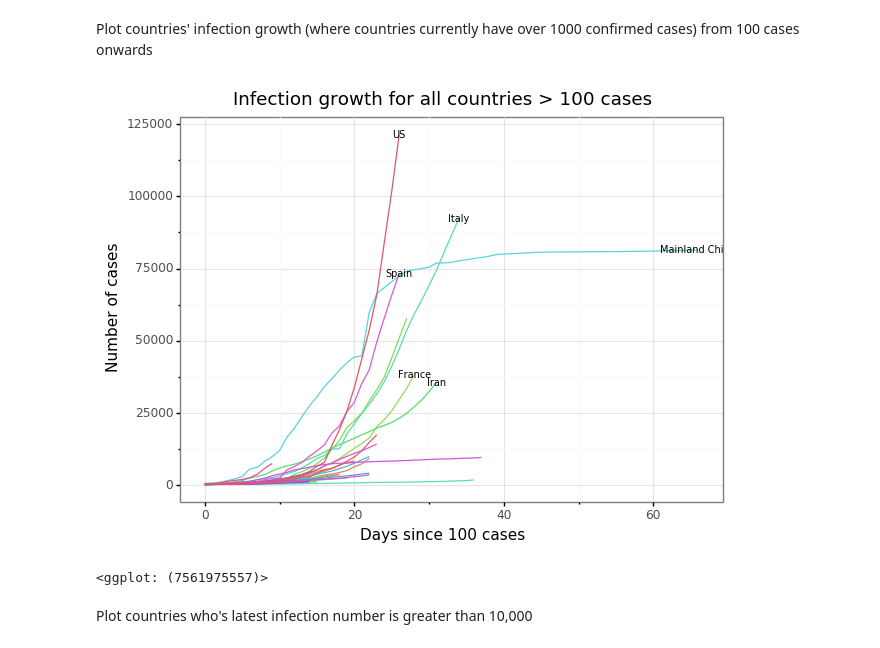
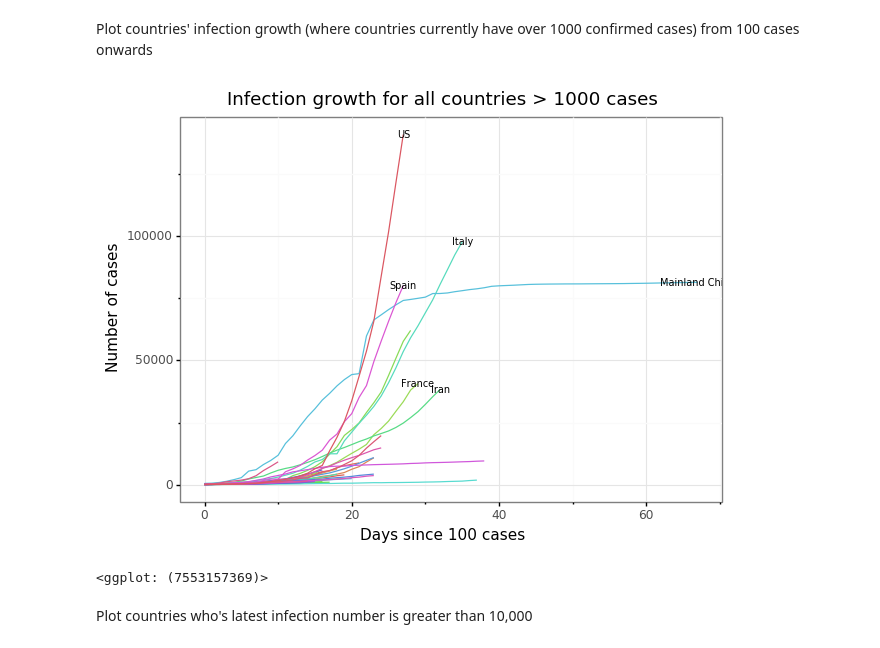
Before and after one commit to mstone2401/covid19_analysis, a Jupyter notebook: COVID-19 Country growth analysis.ipynb, the cells around one changed output. Drawn from its saved outputs; the diff is of its cells as text; code cells hidden in the pictures.

```diff
--- a/COVID-19 Country growth analysis.ipynb
+++ b/COVID-19 Country growth analysis.ipynb
@@ -62,6 +65,8 @@ def latest_over_thresh(df, num_inf):
     df_over_thresh.reset_index(inplace=True)
 
     return(df_over_thresh)
+# %%
+df_largest_inf_rates = latest_over_thresh(df_c19_all, 1000)
 # %%
 def days_since_100_cases(df):
 
@@ -69,10 +74,11 @@ def days_since_100_cases(df):
     100 cases, then make new field with count since 100 cases'''
 
 
-    df_largest_infRates = latest_over_thresh(df_c19_all, 1000)
-    df_largest_infRates.sort_values(['Country','ObservationDate'], inplace=True)
+    #df_largest_infRates = latest_over_thresh(df, 1000)
+    #df_largest_infRates.sort_values(['Country','ObservationDate'], inplace=True)
 
-    df_100 = df_largest_infRates[df_largest_infRates['Confirmed'] >= 100]
-    df_100['Days_since_100'] = df_over_100.groupby('Country').cumcount()
+    df_100 = df[df['Confirmed'] >= 100]
+    df_100 = df_100.sort_values(['Country', 'ObservationDate'], inplace=True)
+    df_100['Days_since_100'] = df_100.groupby('Country').cumcount()
 
     return(df_100)
@@ -100,0 +85,4 @@ See the caveats in the documentation: http://pandas.pydata.org/pandas-docs/stabl
+# %%
+df_since_100 = days_since_100_cases(df_largest_inf_rates)
+df_since_100 = df_since_100.reset_index(inplace=True, drop=True)
+#df_since_100[df_since_100['Country'] == 'Australia']
@@ -107,7 +101,7 @@ def growth_comparison_lineplot(df, plot_title, label_cond):
      + p9.geoms.geom_line(p9.aes(colour='Country'))
      + p9.geoms.geom_text(mapping=p9.aes(label='Country'),
                           data = label_cond,
-                         size=7, nudge_x=0)
+                         size=7, nudge_y=1)
      + p9.scales.scale_colour_discrete(guide=False)
      + p9.themes.theme_bw()
      + p9.theme(figure_size=(7,5))
@@ -118,16 +112,16 @@ def growth_comparison_lineplot(df, plot_title, label_cond):
 
     return(p1)
 # %%
-line_labels = df_over_100[(df_over_100['ObservationDate']=='2020-03-28') &
-            (df_over_100['Country'].isin(['US', 'Mainland China', 'Italy',
+line_labels = df_since_100[(df_since_100['ObservationDate']=='2020-03-29') &
+            (df_since_100['Country'].isin(['US', 'Mainland China', 'Italy',
                                 'France', 'Spain', 'Iran']))]
 
-growth_comparison_lineplot(df_over_100,
-                           "Infection growth for all countries > 100 cases",
+growth_comparison_lineplot(df_since_100,
+                           "Infection growth for all countries > 1000 cases",
                           line_labels)
 # %% [output]
-[figure, old version]
+[figure, new version]
-<ggplot: (7561975557)>
+<ggplot: (7553157369)>
 # %% [markdown]
 Plot countries who's latest infection number is greater than 10,000
 # %%
```
Also changed, not shown: parts of 41 cells of this notebook, 9 other files.
